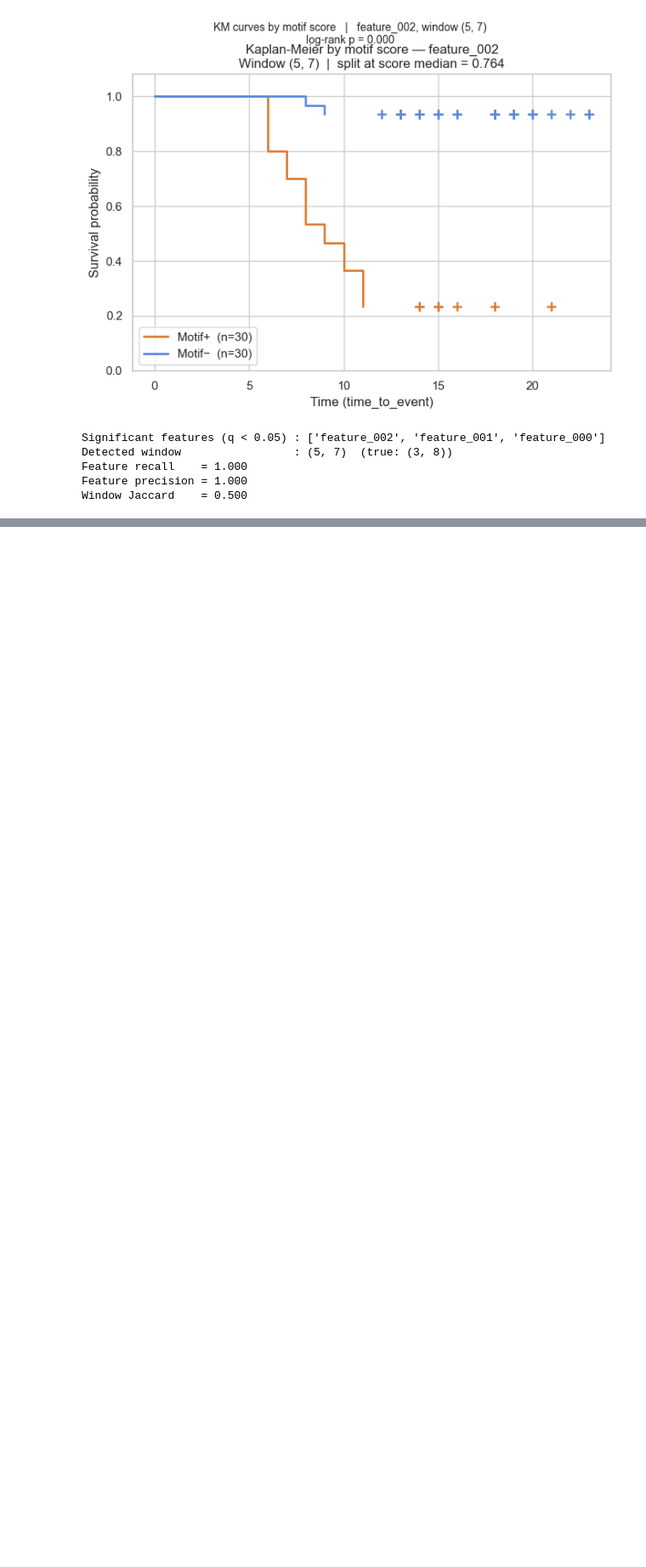
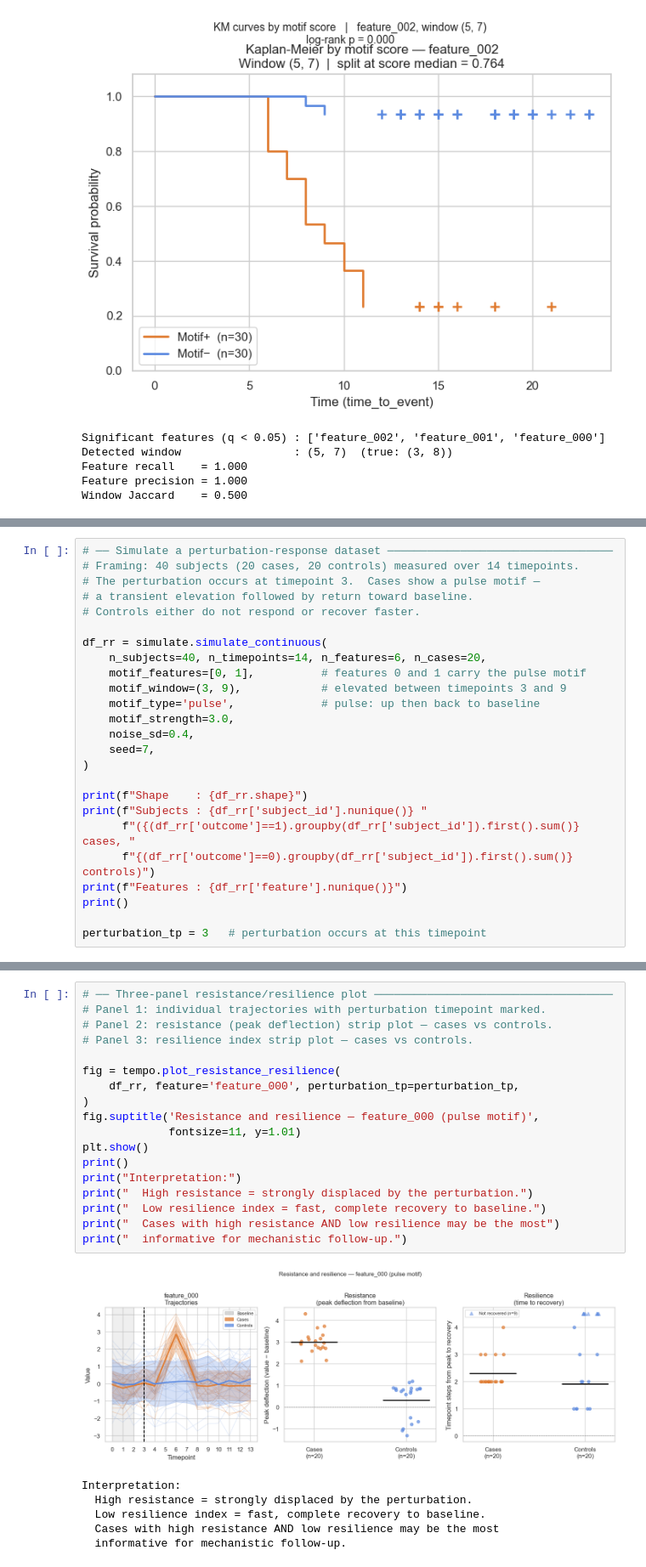
Before and after one commit to cbumby17/TEMPO, a Jupyter notebook: vignette.ipynb, the cells around one changed output, grey strips where cells are left out. Shown at 85% size. Drawn from its saved outputs; the diff is of its cells as text; blank space fills up the shorter version.

```diff
--- a/vignette.ipynb
+++ b/vignette.ipynb
@@ -1341,0 +1146,25 @@ Resilience (time to recovery, finite observations only):
+# %%
+# ── Simulate a perturbation-response dataset ──────────────────────────────────
+# Framing: 40 subjects (20 cases, 20 controls) measured over 14 timepoints.
+# The perturbation occurs at timepoint 3.  Cases show a pulse motif —
+# a transient elevation followed by return toward baseline.
+# Controls either do not respond or recover faster.
+
+df_rr = simulate.simulate_continuous(
+    n_subjects=40, n_timepoints=14, n_features=6, n_cases=20,
+    motif_features=[0, 1],          # features 0 and 1 carry the pulse motif
+    motif_window=(3, 9),            # elevated between timepoints 3 and 9
+    motif_type='pulse',             # pulse: up then back to baseline
+    motif_strength=3.0,
+    noise_sd=0.4,
+    seed=7,
+)
+
+print(f"Shape    : {df_rr.shape}")
+print(f"Subjects : {df_rr['subject_id'].nunique()} "
+      f"({(df_rr['outcome']==1).groupby(df_rr['subject_id']).first().sum()} cases, "
+      f"{(df_rr['outcome']==0).groupby(df_rr['subject_id']).first().sum()} controls)")
+print(f"Features : {df_rr['feature'].nunique()}")
+print()
+
+perturbation_tp = 3   # perturbation occurs at this timepoint
@@ -1341,0 +1232,25 @@ Resilience (time to recovery, finite observations only):
+# %%
+# ── Three-panel resistance/resilience plot ────────────────────────────────────
+# Panel 1: individual trajectories with perturbation timepoint marked.
+# Panel 2: resistance (peak deflection) strip plot — cases vs controls.
+# Panel 3: resilience index strip plot — cases vs controls.
+
+fig = tempo.plot_resistance_resilience(
+    df_rr, feature='feature_000', perturbation_tp=perturbation_tp,
+)
+fig.suptitle('Resistance and resilience — feature_000 (pulse motif)',
+             fontsize=11, y=1.01)
+plt.show()
+print()
+print("Interpretation:")
+print("  High resistance = strongly displaced by the perturbation.")
+print("  Low resilience index = fast, complete recovery to baseline.")
+print("  Cases with high resistance AND low resilience may be the most")
+print("  informative for mechanistic follow-up.")
+# %% [output]
+[figure, added]
+Interpretation:
+  High resistance = strongly displaced by the perturbation.
+  Low resilience index = fast, complete recovery to baseline.
+  Cases with high resistance AND low resilience may be the most
+  informative for mechanistic follow-up.
```
Also changed, not shown: parts of 20 cells of this notebook, 1 other file.
